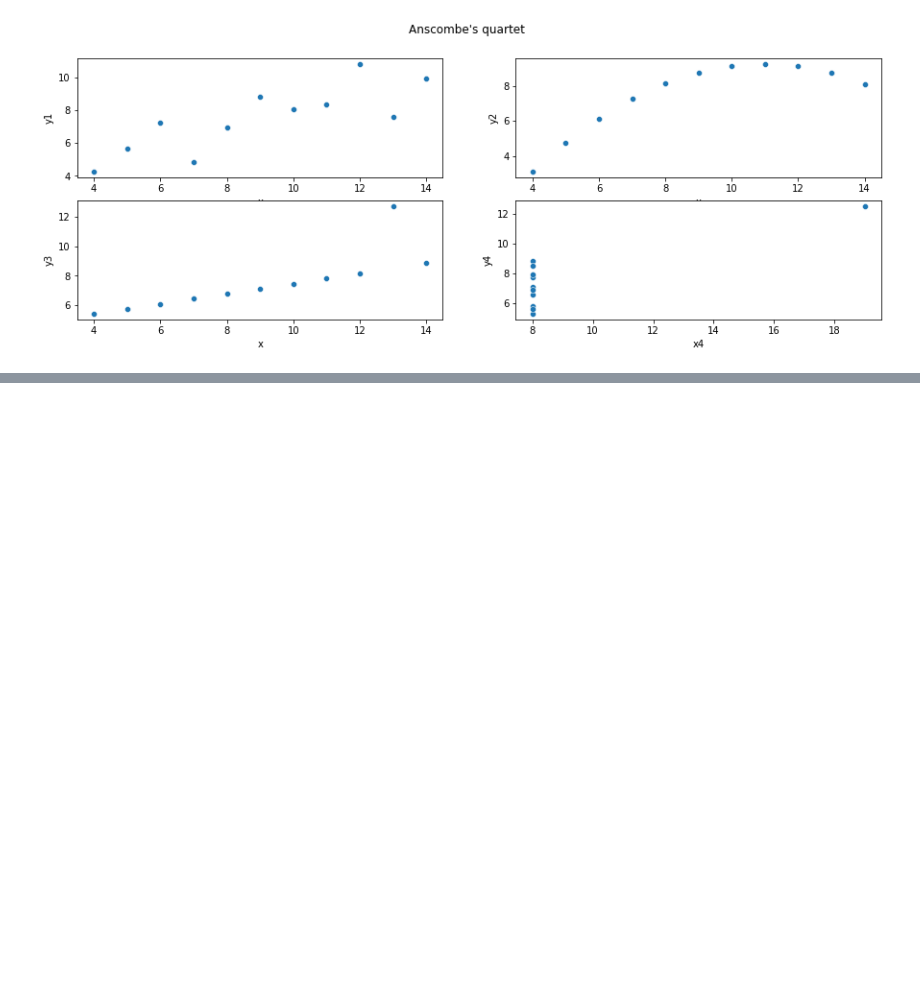
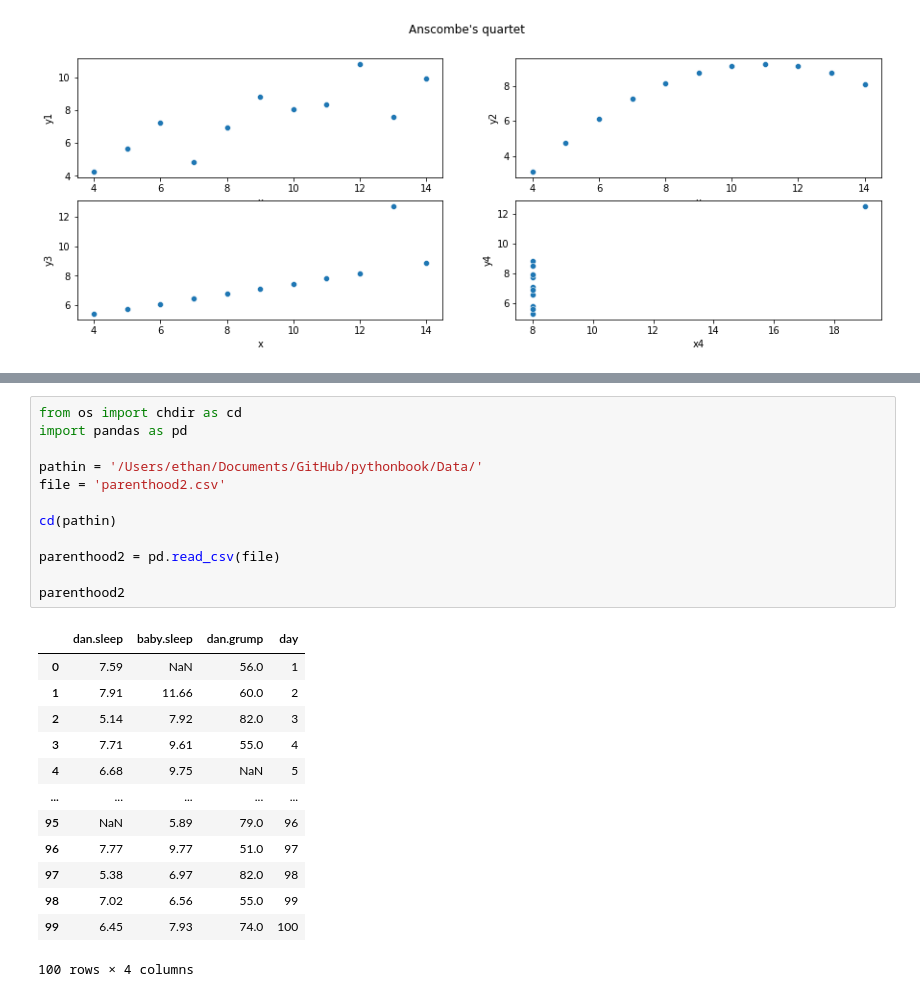
Before and after one commit to ethanweed/pythonbook, a Jupyter notebook: Chapters/03.05-descriptives.ipynb, the cells around one changed output, grey strips where cells are left out. Saved outputs shown, nothing was run; the diff lists cells and outputs as text; blank space fills up the shorter version.

```diff
--- a/Chapters/03.05-descriptives.ipynb
+++ b/Chapters/03.05-descriptives.ipynb
@@ -1357,0 +1197,26 @@ Thus it is no small thing to say that the first task of the statistician and the
+# %%
+from os import chdir as cd
+import pandas as pd
+
+pathin = '/Users/ethan/Documents/GitHub/pythonbook/Data/'
+file = 'parenthood2.csv'
+
+cd(pathin)
+
+parenthood2 = pd.read_csv(file)
+
+parenthood2
+# %% [output]
+|  | dan.sleep | baby.sleep | dan.grump | day |
+| 0 | 7.59 | NaN | 56.0 | 1 |
+| 1 | 7.91 | 11.66 | 60.0 | 2 |
+| 2 | 5.14 | 7.92 | 82.0 | 3 |
+| 3 | 7.71 | 9.61 | 55.0 | 4 |
+| 4 | 6.68 | 9.75 | NaN | 5 |
+| ... | ... | ... | ... | ... |
+| 95 | NaN | 5.89 | 79.0 | 96 |
+| 96 | 7.77 | 9.77 | 51.0 | 97 |
+| 97 | 5.38 | 6.97 | 82.0 | 98 |
+| 98 | 7.02 | 6.56 | 55.0 | 99 |
+| 99 | 6.45 | 7.93 | 74.0 | 100 |
+100 rows × 4 columns
```
Also changed, not shown: parts of 26 cells of this notebook, 2 other files.
